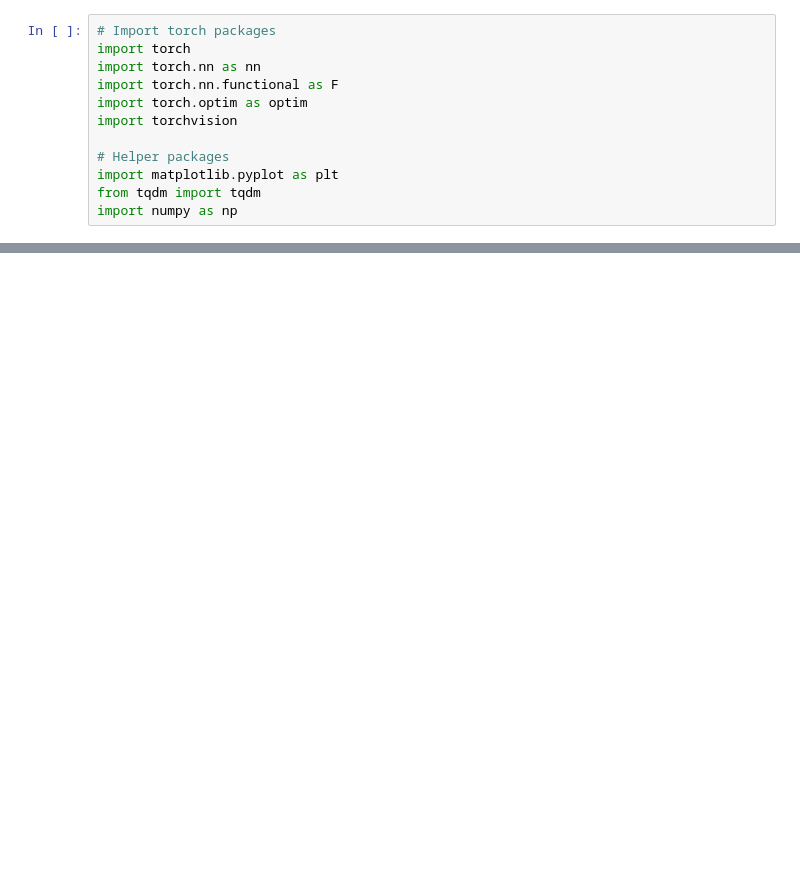
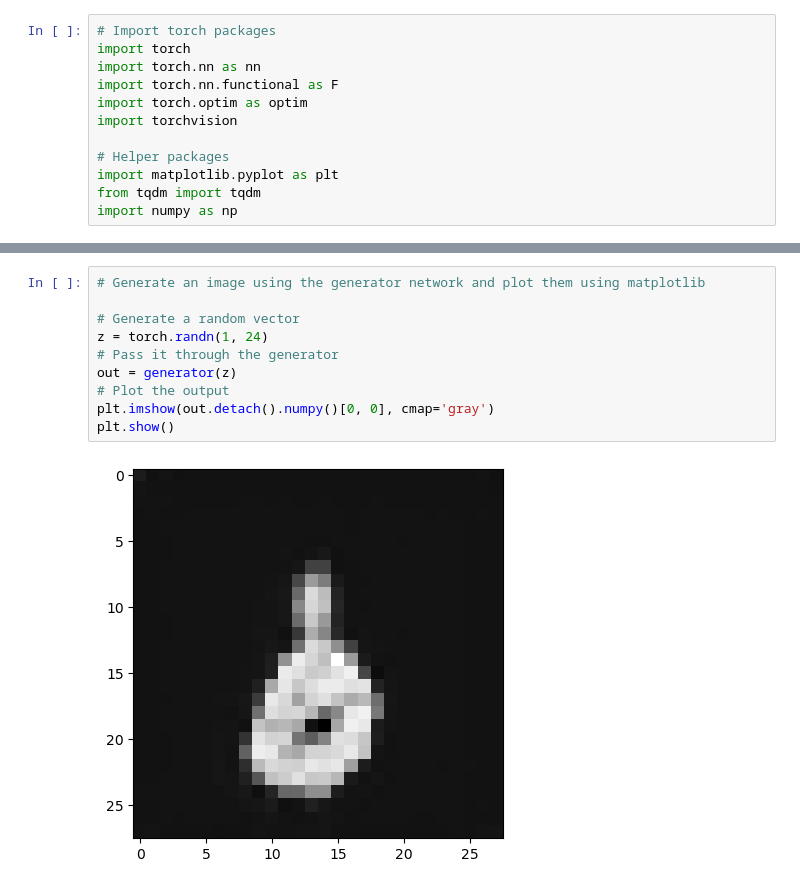
Before and after one commit to EdwardJamesYoung/DeepLearningExercises, a Jupyter notebook: GANs/MNIST_GAN.ipynb, the cells around one changed output, grey strips where cells are left out. Cells and saved outputs as stored; diff of their text form; blank space fills up the shorter version.

```diff
--- a/GANs/MNIST_GAN.ipynb
+++ b/GANs/MNIST_GAN.ipynb
@@ -51,0 +179,12 @@ import numpy as np
+# %%
+# Generate an image using the generator network and plot them using matplotlib
+
+# Generate a random vector
+z = torch.randn(1, 24)
+# Pass it through the generator
+out = generator(z)
+# Plot the output
+plt.imshow(out.detach().numpy()[0, 0], cmap='gray')
+plt.show()
+# %% [output]
+[figure, added]
```
Also changed, not shown: parts of 22 cells of this notebook, 8 other files.
